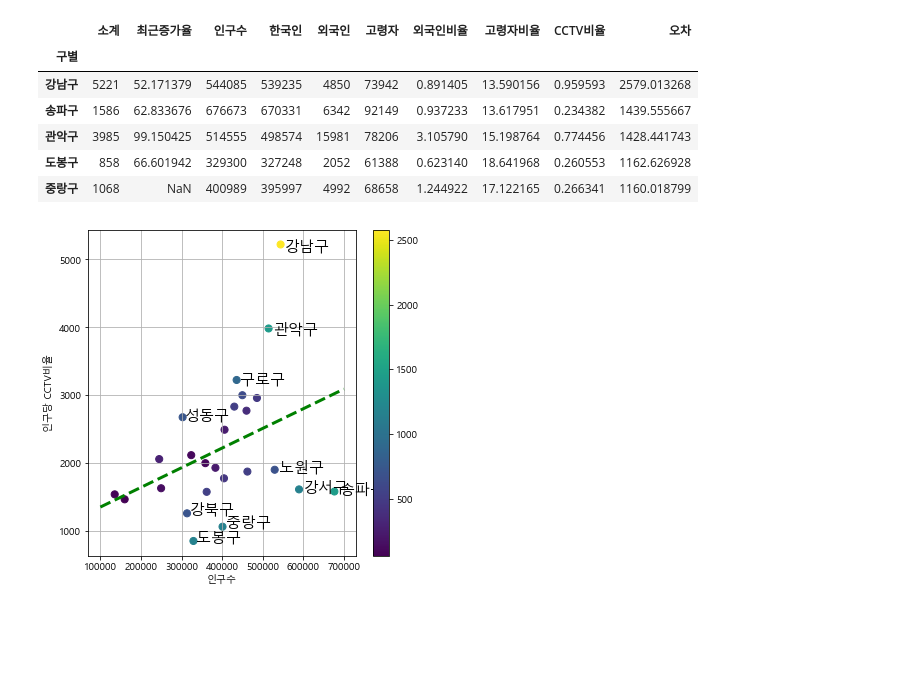
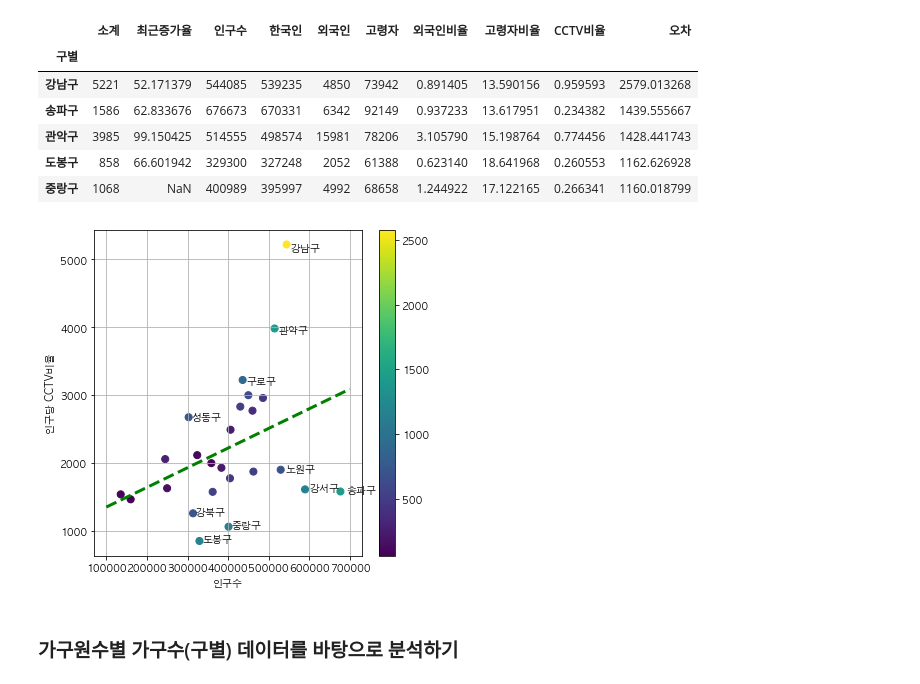
Before and after one commit to Wootae94/Data-Analysis-2020, a Jupyter notebook: 07.Seoul/01_CCTV.ipynb, the cells around one changed output. Drawn from its saved outputs; the diff is of its cells as text; code cells hidden in the pictures; blank space fills up the shorter version.

Commit message:
Seoul

```diff
--- a/07.Seoul/01_CCTV.ipynb
+++ b/07.Seoul/01_CCTV.ipynb
@@ -61,5 +61,5 @@ cctv_Seoul.head()
 # %%
-pop_Seoul = pd.read_csv('./data/report.txt', delimiter = '\t',header=2)[['자치구','계','계.1','계.2','65세이상고령자']]
+pop_Seoul = pd.read_csv('./data/pop_report.txt', delimiter = '\t',header=2)[['자치구','계','계.1','계.2','65세이상고령자']]
 pop_Seoul.head()
 # %% [output]
 |  | 자치구 | 계 | 계.1 | 계.2 | 65세이상고령자 |
@@ -162,8 +151,8 @@ pop_Seoul['한국인'] = pop_Seoul['한국인'].str.replace(',', '').astype('int
 pop_Seoul['외국인'] = pop_Seoul['외국인'].str.replace(',', '').astype('int64')
 pop_Seoul['고령자'] = pop_Seoul['고령자'].str.replace(',', '').astype('int64')
 # %%
-pop_Seoul['외국인비율'] = pop_Seoul['외국인']/pop_Seoul['인구수'] * 100
-pop_Seoul['고령자비율'] = pop_Seoul['고령자']/pop_Seoul['인구수'] * 100
+pop_Seoul['외국인비율'] = (pop_Seoul['외국인']/pop_Seoul['인구수']) * 100
+pop_Seoul['고령자비율'] = (pop_Seoul['고령자']/pop_Seoul['인구수']) * 100
 pop_Seoul.head()
 # %% [output]
 |  | 구별 | 인구수 | 한국인 | 외국인 | 고령자 | 외국인비율 | 고령자비율 |
@@ -297,11 +286,3 @@ data_result.sort_values(by='인구수', ascending=False).head()
 | 관악구 | 3985 | 99.150425 | 514555 | 498574 | 15981 | 78206 | 3.105790 | 15.198764 |
 # %% [markdown]
 ### CCTV 현황 그래프로 분석하기
-# %%
-import seaborn as sns
-import matplotlib as mpl
-import matplotlib.pyplot as plt
-%matplotlib inline
-# 한글폰트 사용
-mpl.rc('font', family='Malgun Gothic')
-mpl.rc('axes', unicode_minus=False)
@@ -308,3 +294,7 @@ mpl.rc('axes', unicode_minus=False)
+# %%
+rc('font', family='AppleGothic')
+
+plt.rcParams['axes.unicode_minus'] = False
 # %%
 data_result['소계'].plot(kind='barh', grid= True, figsize=(10,10))
 plt.show()
@@ -370,16 +360,18 @@ df_sort.head()
 # %%
 plt.figure(figsize=(6,6))
 plt.scatter(data_result['인구수'], data_result['소계'],c=data_result['오차'], s=50)
 plt.plot(fx, f1(fx), ls='dashed', lw=3, color='g')
 
 for n in range(10):
-    plt.text(df_sort['인구수'][n]*1.02, df_sort['소계'][n]*0.98, df_sort.index[n] , fontsize=15)
+    plt.text(df_sort['인구수'][n]*1.02, df_sort['소계'][n]*0.98, df_sort.index[n] , fontsize=10)
 
 plt.xlabel('인구수')
 plt.ylabel('인구당 CCTV비율')
 
 plt.colorbar()
 plt.grid()
 plt.show()
 # %% [output]
-[figure, old version]
+[figure, new version]
+# %% [markdown]
+### 가구원수별 가구수(구별) 데이터를 바탕으로 분석하기
```
Also changed, not shown: parts of 36 cells of this notebook, 6 other files.
